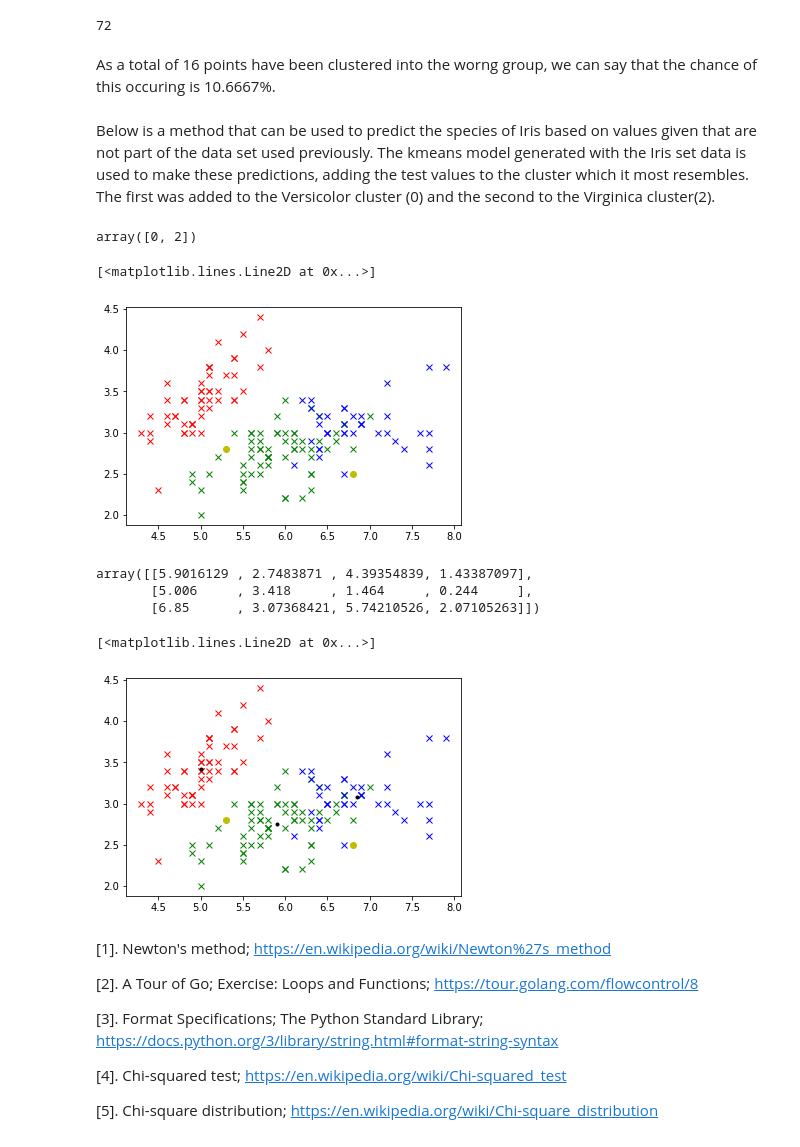
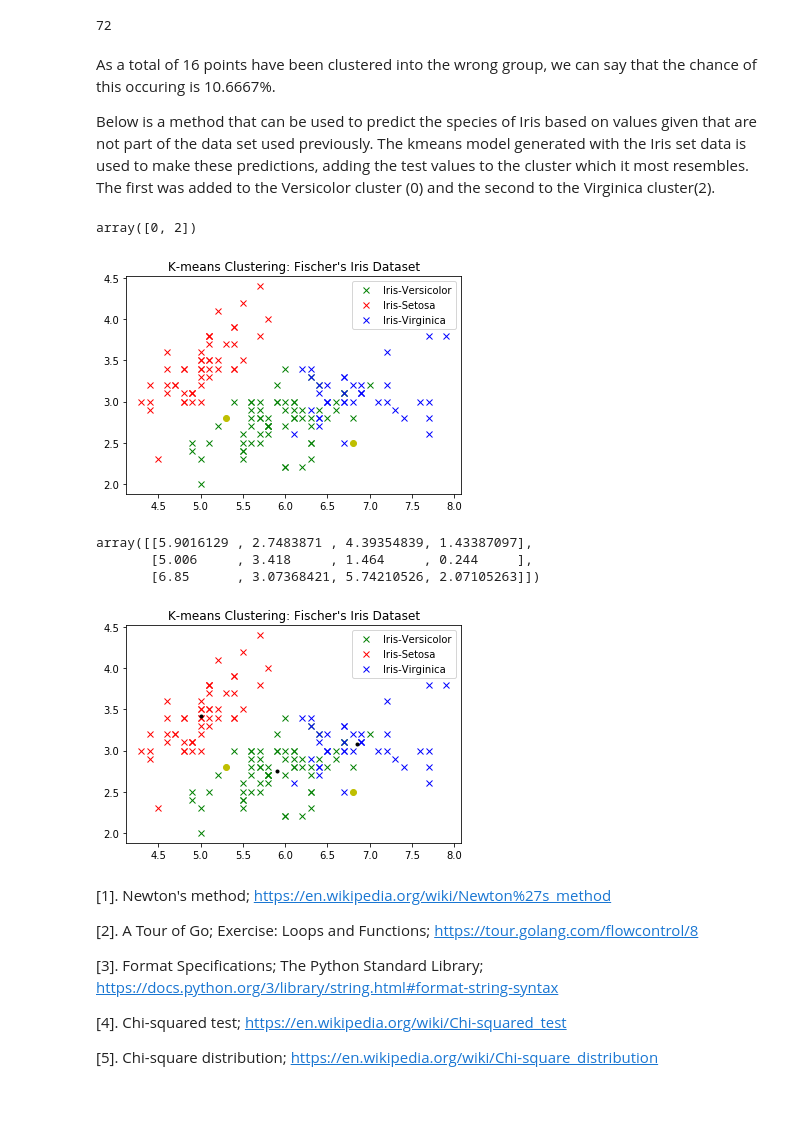
Before and after one commit to hayleydoherty/Machine-L-and-S-Tasks, a Jupyter notebook: Tasks.ipynb, the cells around one changed output. Drawn from its saved outputs; the diff is of its cells as text; code cells hidden in the pictures; blank space fills up the shorter version.

```diff
--- a/Tasks.ipynb
+++ b/Tasks.ipynb
@@ -234,26 +235,28 @@ The third cluster should all be labelled 2 as they are from the Virginica so whe
 np.sum(c)
 # %% [output]
 72
-# %% [markdown]
-As a total of 16 points have been clustered into the worng group, we can say that the chance of this occuring is 10.6667%.
 # %% [markdown]
+As a total of 16 points have been clustered into the wrong group, we can say that the chance of this occuring is 10.6667%.
+
 Below is a method that can be used to predict the species of Iris based on values given that are not part of the data set used previously. The kmeans model generated with the Iris set data is used to make these predictions, adding the test values to the cluster which it most resembles. The first was added to the Versicolor cluster (0) and the second to the Virginica cluster(2).
 # %%
 # made-up 2 values to use with the .predict attribute which will predict which cluster they fall into
-testvals = np.array([[5.3, 2.8, 4.8, 1.0], [6.8, 2.5, 5.2, 1.8]])
-predictions = kmeans.predict(testvals)
+testPoints = np.array([[5.3, 2.8, 4.8, 1.0], [6.8, 2.5, 5.2, 1.8]])
+predictions = kmeans.predict(testPoints)
 predictions
 # %% [output]
 array([0, 2])
 # %%
 # plotting each cluster as well as the 2 predictions (yellow dots)
-plt.plot(x[kmeans.labels_ == 0][:,0], x[kmeans.labels_ == 0][:,1], 'gx')
-plt.plot(x[kmeans.labels_ == 1][:,0], x[kmeans.labels_ == 1][:,1], 'rx')
-plt.plot(x[kmeans.labels_ == 2][:,0], x[kmeans.labels_ == 2][:,1], 'bx')
-plt.plot(testvals[:,0], testvals[:,1], 'yo')
+plt.plot(x[kmeans.labels_ == 0][:,0], x[kmeans.labels_ == 0][:,1], 'gx', label="Iris-Versicolor")
+plt.plot(x[kmeans.labels_ == 1][:,0], x[kmeans.labels_ == 1][:,1], 'rx', label="Iris-Setosa")
+plt.plot(x[kmeans.labels_ == 2][:,0], x[kmeans.labels_ == 2][:,1], 'bx', label="Iris-Virginica")
+plt.plot(testvals[:,0], testPoints[:,1], 'yo')
+plt.title("K-means Clustering: Fischer's Iris Dataset")
+plt.legend()
+plt.show()
 # %% [output]
-[<matplotlib.lines.Line2D at 0x...>]
-[figure, old version]
+[figure, new version]
 # %%
 # calculating the centre of each cluster (sometimes called centroid)
 centre = kmeans.cluster_centers_
@@ -264,14 +267,16 @@ array([[5.9016129 , 2.7483871 , 4.39354839, 1.43387097],
        [6.85      , 3.07368421, 5.74210526, 2.07105263]])
 # %%
 # plot of each cluster including its centroid and the 2 predictions
-plt.plot(x[kmeans.labels_ == 0][:,0], x[kmeans.labels_ == 0][:,1], 'gx')
-plt.plot(x[kmeans.labels_ == 1][:,0], x[kmeans.labels_ == 1][:,1], 'rx')
-plt.plot(x[kmeans.labels_ == 2][:,0], x[kmeans.labels_ == 2][:,1], 'bx')
+plt.plot(x[kmeans.labels_ == 0][:,0], x[kmeans.labels_ == 0][:,1], 'gx', label="Iris-Versicolor")
+plt.plot(x[kmeans.labels_ == 1][:,0], x[kmeans.labels_ == 1][:,1], 'rx', label="Iris-Setosa")
+plt.plot(x[kmeans.labels_ == 2][:,0], x[kmeans.labels_ == 2][:,1], 'bx', label="Iris-Virginica")
 plt.plot(testvals[:,0], testvals[:,1], 'yo')
 plt.plot(centre[:,0], centre[:,1], 'k.')
+plt.title("K-means Clustering: Fischer's Iris Dataset")
+plt.legend()
+plt.show()
 # %% [output]
-[<matplotlib.lines.Line2D at 0x...>]
-[figure, old version]
+[figure, new version]
 # %% [markdown]
 [1]. Newton's method; https://en.wikipedia.org/wiki/Newton%27s_method
 
```
Also changed, not shown: parts of 2 cells of this notebook, 2 other files.
